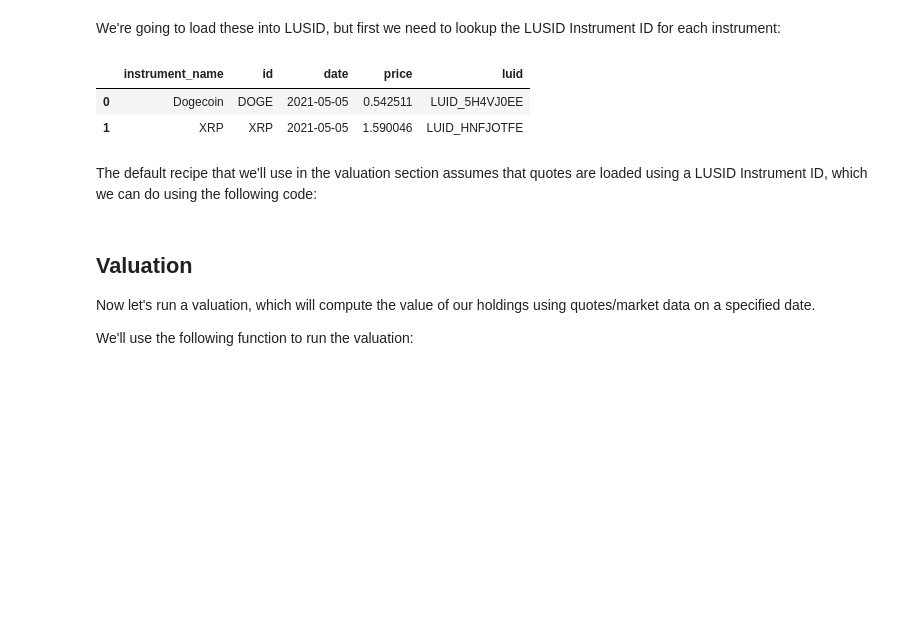
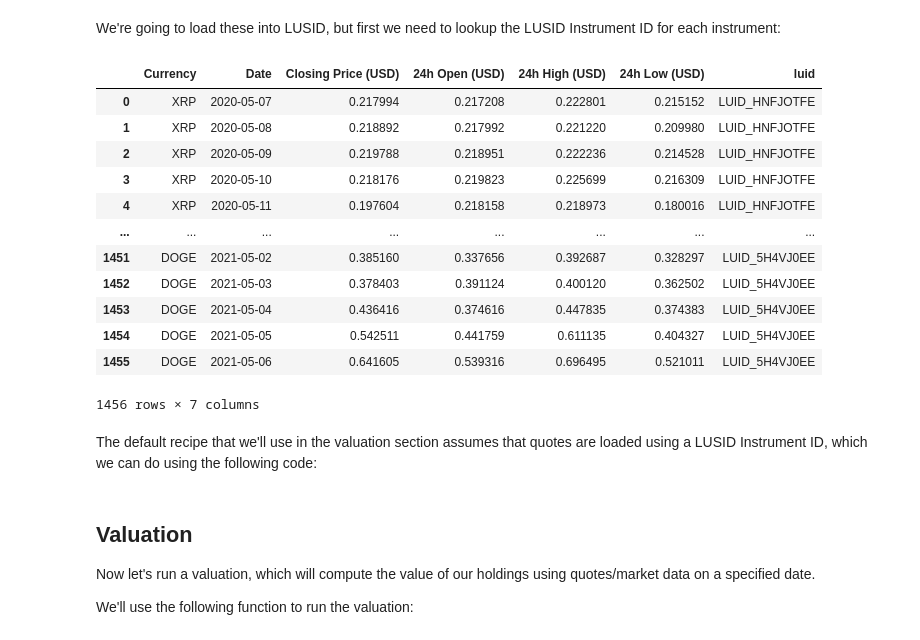
Before and after one commit to mneedham/sample-notebooks, a Jupyter notebook: examples/use-cases/what-if-analysis/Trading Crypto.ipynb, the cells around one changed output. Drawn from its saved outputs; the diff is of its cells as text; code cells hidden in the pictures; blank space fills up the shorter version.

```diff
--- a/examples/use-cases/what-if-analysis/Trading Crypto.ipynb
+++ b/examples/use-cases/what-if-analysis/Trading Crypto.ipynb
@@ -19,6 +23,8 @@ api_factory = lusid.utilities.ApiClientFactory(
     token=RefreshingToken(),
     api_secrets_filename = secrets_path,
     app_name="LusidJupyterNotebook")
+# %%
+api_factory = lusid.utilities.ApiClientFactory(api_secrets_filename="/Users/markneedham/projects/lusid-python-tools/tests/secrets.json")
 # %%
 transaction_portfolios_api = api_factory.build(lusid.api.TransactionPortfoliosApi)
 instruments_api = api_factory.build(lusid.api.InstrumentsApi)
@@ -41,10 +51,14 @@ instruments
 # %%
 definitions = {}
-for _, instrument in instruments.iterrows():
+for symbol, name in crypto.items():
     identifiers = {
-        "ClientInternal": lusid.models.InstrumentIdValue(value=instrument["id"])
+        "ClientInternal": lusid.models.InstrumentIdValue(value=symbol)
     }
-    definitions[instrument['instrument_name']] = lusid.models.InstrumentDefinition(
-        name=instrument['instrument_name'], identifiers=identifiers)
+    definitions[name] = lusid.models.InstrumentDefinition(name=name, identifiers=identifiers)
 
-instruments_api.upsert_instruments(request_body=definitions)
+    if len(definitions.keys()) == 2000:
+        instruments_api.upsert_instruments(request_body=definitions)
+        definitions = {}
+
+response = instruments_api.upsert_instruments(request_body=definitions)
+print(response.failed)
@@ -120,18 +147,28 @@ We're going to load these into LUSID, but first we need to lookup the LUSID Inst
 # %%
 response = instruments_api.get_instruments(
     identifier_type='ClientInternal',
-    request_body=quotes["id"].values.tolist())
+    request_body=quotes["Currency"].values.tolist())
 instruments = pd.DataFrame([{
-    "id": instrument.identifiers["ClientInternal"],
+    "Currency": instrument.identifiers["ClientInternal"],
     "luid": instrument.lusid_instrument_id}
     for _, instrument in response.values.items()
 ])
-quotes_with_luid = pd.merge(quotes, instruments, on=["id"])
+quotes_with_luid = pd.merge(quotes, instruments, on=["Currency"])
 quotes_with_luid
 # %% [output]
-|  | instrument_name | id | date | price | luid |
-| 0 | Dogecoin | DOGE | 2021-05-05 | 0.542511 | LUID_5H4VJ0EE |
-| 1 | XRP | XRP | 2021-05-05 | 1.590046 | LUID_HNFJOTFE |
+|  | Currency | Date | Closing Price (USD) | 24h Open (USD) | 24h High (USD) | 24h Low (USD) | luid |
+| 0 | XRP | 2020-05-07 | 0.217994 | 0.217208 | 0.222801 | 0.215152 | LUID_HNFJOTFE |
+| 1 | XRP | 2020-05-08 | 0.218892 | 0.217992 | 0.221220 | 0.209980 | LUID_HNFJOTFE |
+| 2 | XRP | 2020-05-09 | 0.219788 | 0.218951 | 0.222236 | 0.214528 | LUID_HNFJOTFE |
+| 3 | XRP | 2020-05-10 | 0.218176 | 0.219823 | 0.225699 | 0.216309 | LUID_HNFJOTFE |
+| 4 | XRP | 2020-05-11 | 0.197604 | 0.218158 | 0.218973 | 0.180016 | LUID_HNFJOTFE |
+| ... | ... | ... | ... | ... | ... | ... | ... |
+| 1451 | DOGE | 2021-05-02 | 0.385160 | 0.337656 | 0.392687 | 0.328297 | LUID_5H4VJ0EE |
+| 1452 | DOGE | 2021-05-03 | 0.378403 | 0.391124 | 0.400120 | 0.362502 | LUID_5H4VJ0EE |
+| 1453 | DOGE | 2021-05-04 | 0.436416 | 0.374616 | 0.447835 | 0.374383 | LUID_5H4VJ0EE |
+| 1454 | DOGE | 2021-05-05 | 0.542511 | 0.441759 | 0.611135 | 0.404327 | LUID_5H4VJ0EE |
+| 1455 | DOGE | 2021-05-06 | 0.641605 | 0.539316 | 0.696495 | 0.521011 | LUID_5H4VJ0EE |
+1456 rows × 7 columns
 # %% [markdown]
 The default recipe that we'll use in the valuation section assumes that quotes are loaded using a LUSID Instrument ID, which we can do using the following code:
 # %%
```
Also changed, not shown: parts of 47 cells of this notebook, 15 other files.
